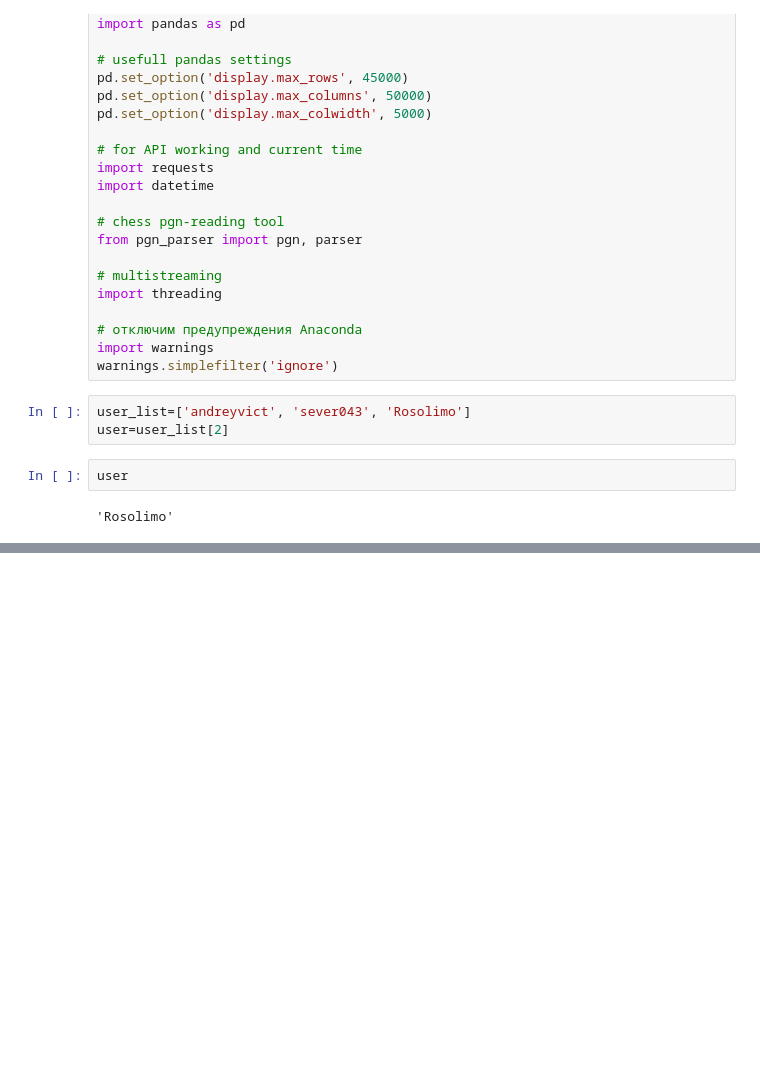
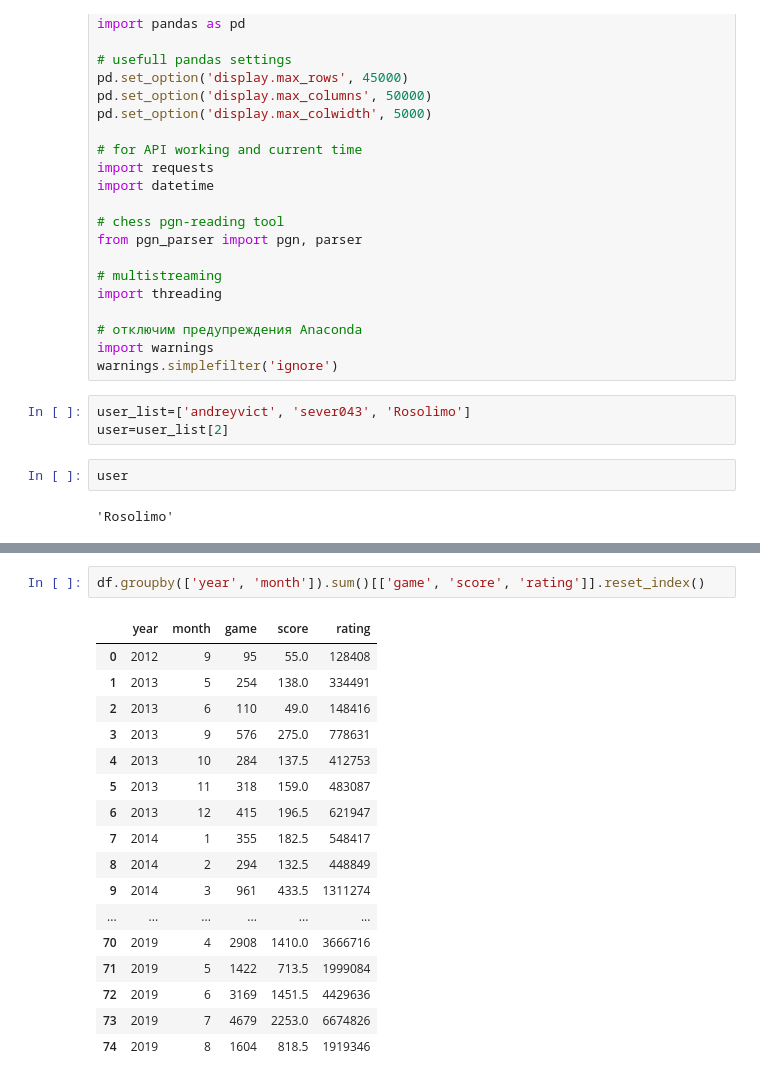
Before and after one commit to rosolimo212/chesscom, a Jupyter notebook: Current_user_forec.ipynb, the cells around one changed output, grey strips where cells are left out. Saved outputs shown, nothing was run; the diff lists cells and outputs as text; blank space fills up the shorter version.

```diff
--- a/Current_user_forec.ipynb
+++ b/Current_user_forec.ipynb
@@ -42,0 +44,20 @@ df.sample(4)
+# %%
+df.groupby(['year', 'month']).sum()[['game', 'score', 'rating']].reset_index()
+# %% [output]
+|  | year | month | game | score | rating |
+| 0 | 2012 | 9 | 95 | 55.0 | 128408 |
+| 1 | 2013 | 5 | 254 | 138.0 | 334491 |
+| 2 | 2013 | 6 | 110 | 49.0 | 148416 |
+| 3 | 2013 | 9 | 576 | 275.0 | 778631 |
+| 4 | 2013 | 10 | 284 | 137.5 | 412753 |
+| 5 | 2013 | 11 | 318 | 159.0 | 483087 |
+| 6 | 2013 | 12 | 415 | 196.5 | 621947 |
+| 7 | 2014 | 1 | 355 | 182.5 | 548417 |
+| 8 | 2014 | 2 | 294 | 132.5 | 448849 |
+| 9 | 2014 | 3 | 961 | 433.5 | 1311274 |
+| ... | ... | ... | ... | ... | ... |
+| 70 | 2019 | 4 | 2908 | 1410.0 | 3666716 |
+| 71 | 2019 | 5 | 1422 | 713.5 | 1999084 |
+| 72 | 2019 | 6 | 3169 | 1451.5 | 4429636 |
+| 73 | 2019 | 7 | 4679 | 2253.0 | 6674826 |
+| 74 | 2019 | 8 | 1604 | 818.5 | 1919346 |
```
Also changed, not shown: parts of 7 cells of this notebook, 2 other files.
